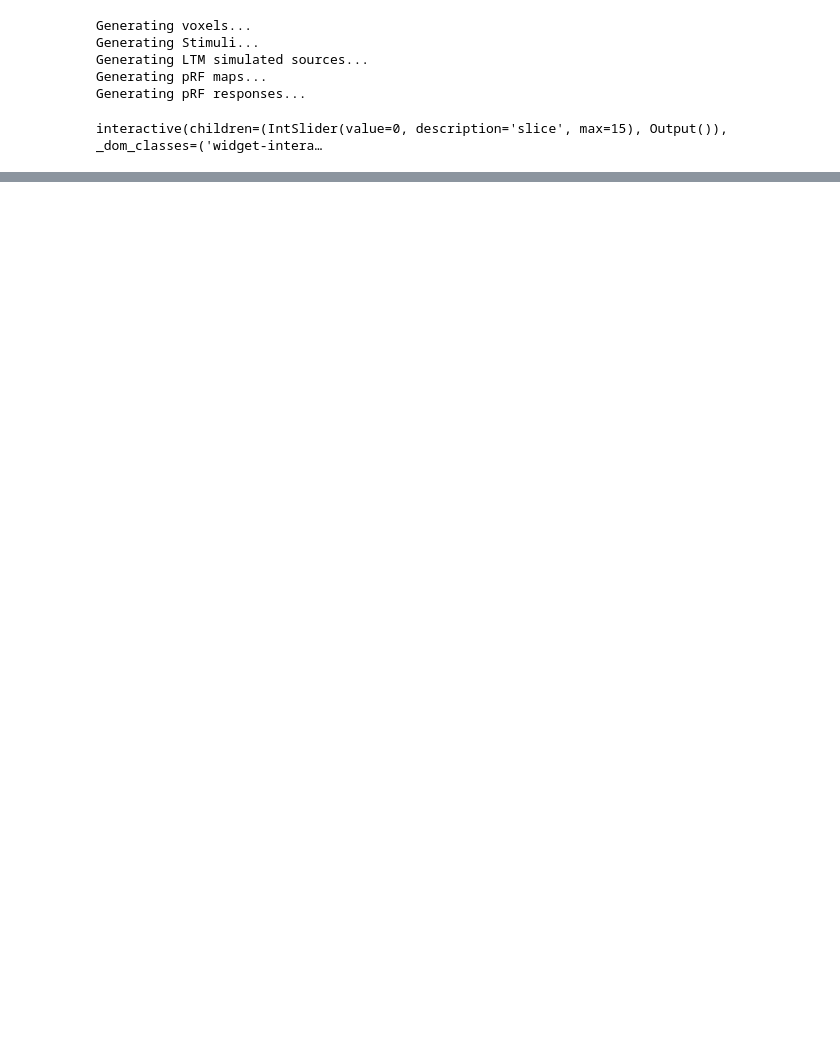
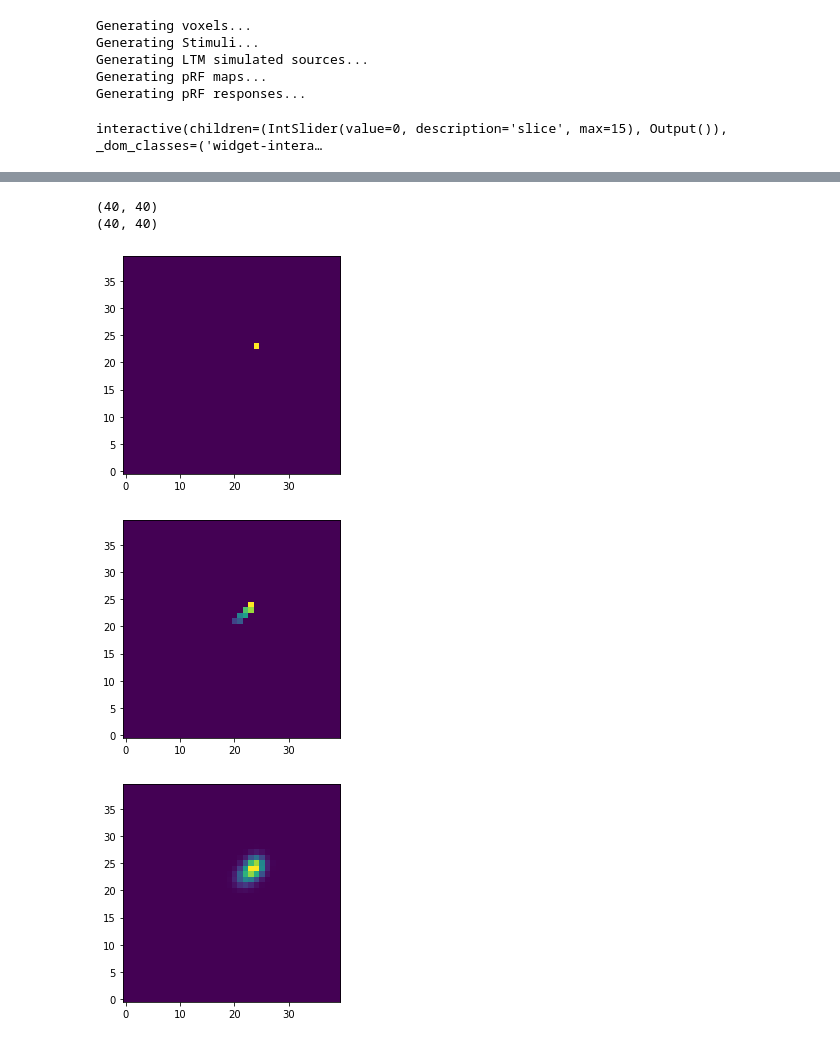
Before and after one commit to rfw256/Interstellar_old, a Jupyter notebook: code/pilot_sim.ipynb, the cells around one changed output, grey strips where cells are left out. Cells and saved outputs as stored; diff of their text form; code cells hidden in the pictures; blank space fills up the shorter version.

```diff
--- a/code/pilot_sim.ipynb
+++ b/code/pilot_sim.ipynb
@@ -247,0 +373,37 @@ interactive(children=(IntSlider(value=0, description='slice', max=15), Output())
+# %%
+def gen_radialgauss(stim, filt):
+    size = stim.shape[-1]
+    pos = np.where(stim == 1)
+    line = np.array([np.round(np.linspace(size/2, pos[0])), np.round(np.linspace(size/2, pos[1]))]).T.squeeze()
+    source = np.zeros(stim.shape)
+    print(source.shape)
+    print(stim.shape)
+
+    for coord in line:
+        x = int(coord[0])
+        y = int(coord[1])
+        source[y, x] = np.linalg.norm(np.array(coord) - np.array([size/2, size/2]))
+
+    source /= np.sum(source)
+    radgauss = sp.convolve2d(source, filt, mode = 'same')
+
+
+    return line, source, radgauss
+
+
+stim = np.zeros([40, 40])
+stim[23, 24] = 1
+
+line, source, radgauss = gen_radialgauss(stim, generate_prf(size = 20, sd = 1))
+plt.imshow(stim, origin = 'lower')
+plt.show()
+plt.imshow(source, origin = 'lower')
+plt.show()
+plt.imshow(radgauss, origin = 'lower')
+plt.show()
+# %% [output]
+(40, 40)
+(40, 40)
+[figure, added]
+[figure, added]
+[figure, added]
```
Also changed, not shown: parts of 15 cells of this notebook.
